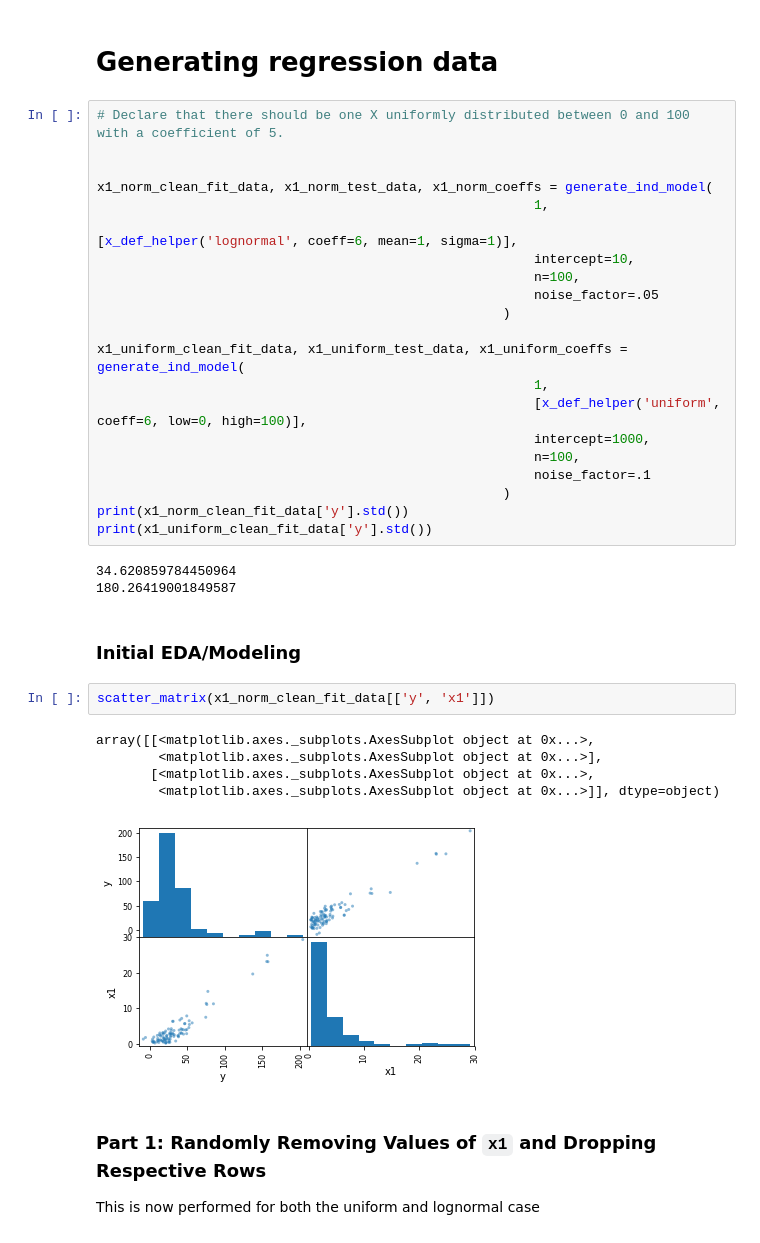
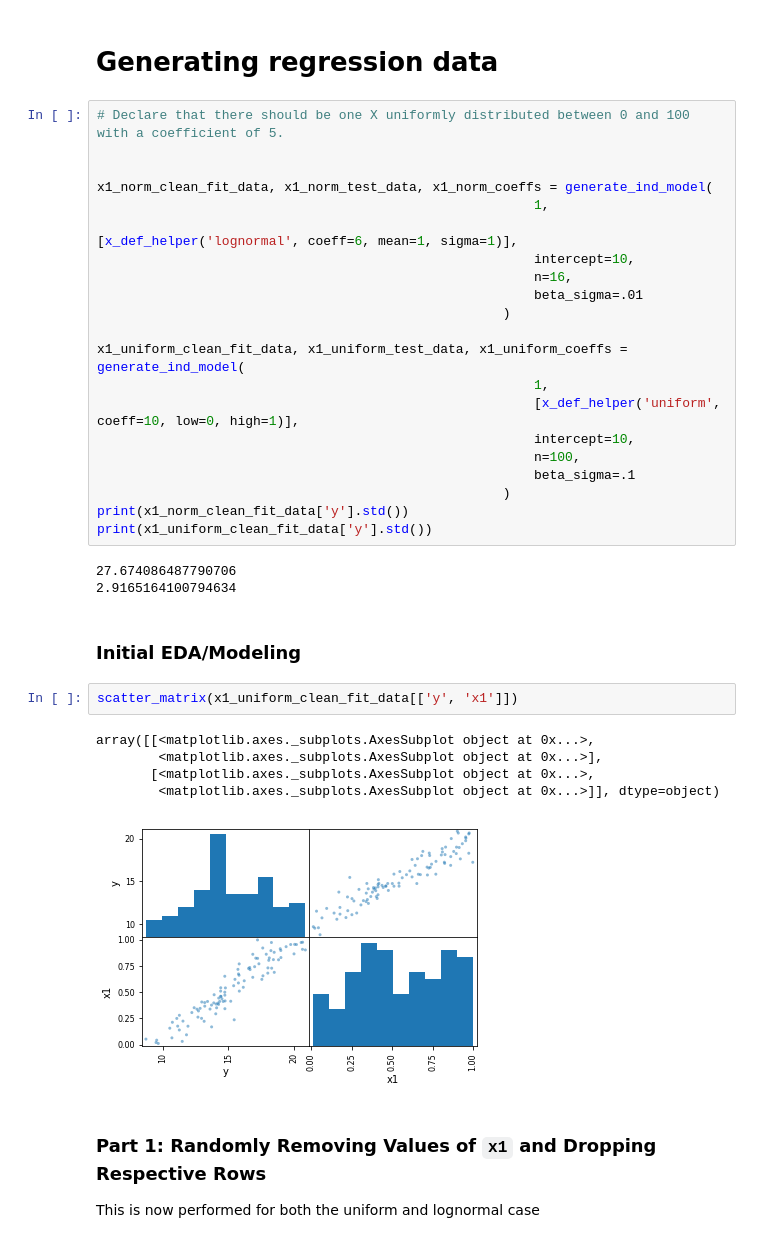
Before and after one commit to eilifm/rit_missing_data, a Jupyter notebook: 2018-02-10_simple_case_comparisons_4_method.ipynb, the cells around one changed output. Cells and saved outputs as stored; diff of their text form.

```diff
--- a/2018-02-10_simple_case_comparisons_4_method.ipynb
+++ b/2018-02-10_simple_case_comparisons_4_method.ipynb
@@ -21,32 +21,32 @@ x1_norm_clean_fit_data, x1_norm_test_data, x1_norm_coeffs = generate_ind_model(
                                                         1,
                                                         [x_def_helper('lognormal', coeff=6, mean=1, sigma=1)],
                                                         intercept=10,
-                                                        n=100,
-                                                        noise_factor=.05
+                                                        n=16,
+                                                        beta_sigma=.01
                                                     )
 
 x1_uniform_clean_fit_data, x1_uniform_test_data, x1_uniform_coeffs = generate_ind_model(
                                                         1,
-                                                        [x_def_helper('uniform', coeff=6, low=0, high=100)],
-                                                        intercept=1000,
+                                                        [x_def_helper('uniform', coeff=10, low=0, high=1)],
+                                                        intercept=10,
                                                         n=100,
-                                                        noise_factor=.1
+                                                        beta_sigma=.1
                                                     )
 print(x1_norm_clean_fit_data['y'].std())
 print(x1_uniform_clean_fit_data['y'].std())
 # %% [output]
-34.620859784450964
-180.26419001849587
+27.674086487790706
+2.9165164100794634
 # %% [markdown]
 ### Initial EDA/Modeling
 # %%
-scatter_matrix(x1_norm_clean_fit_data[['y', 'x1']])
+scatter_matrix(x1_uniform_clean_fit_data[['y', 'x1']])
 # %% [output]
 array([[<matplotlib.axes._subplots.AxesSubplot object at 0x...>,
         <matplotlib.axes._subplots.AxesSubplot object at 0x...>],
        [<matplotlib.axes._subplots.AxesSubplot object at 0x...>,
         <matplotlib.axes._subplots.AxesSubplot object at 0x...>]], dtype=object)
-[figure, old version]
+[figure, new version]
 # %% [markdown]
 ### Part 1: Randomly Removing Values of `x1` and Dropping Respective Rows
 This is now performed for both the uniform and lognormal case
```
Also changed, not shown: parts of 8 cells of this notebook, 5 other files.
